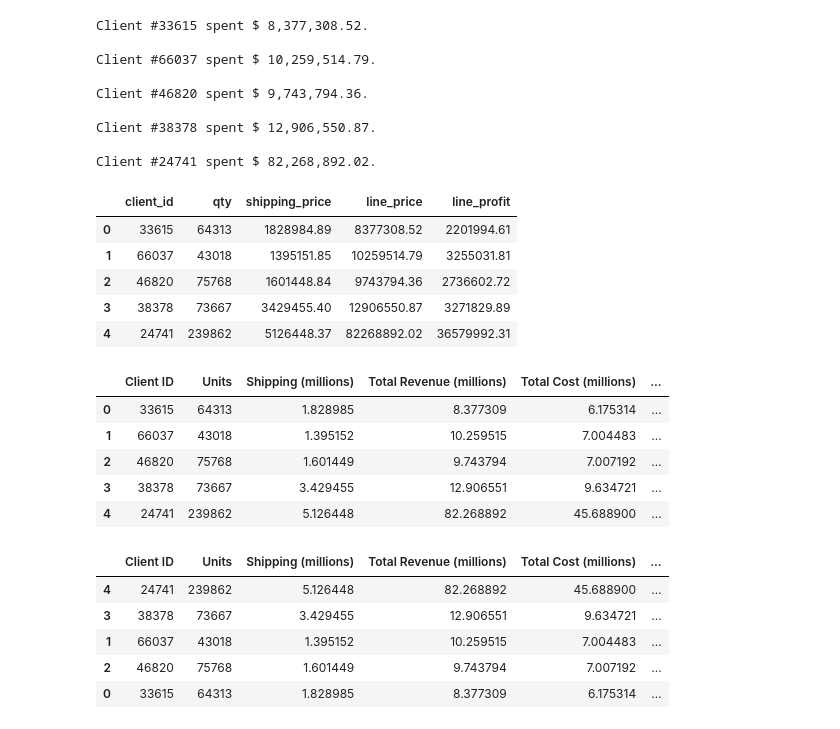
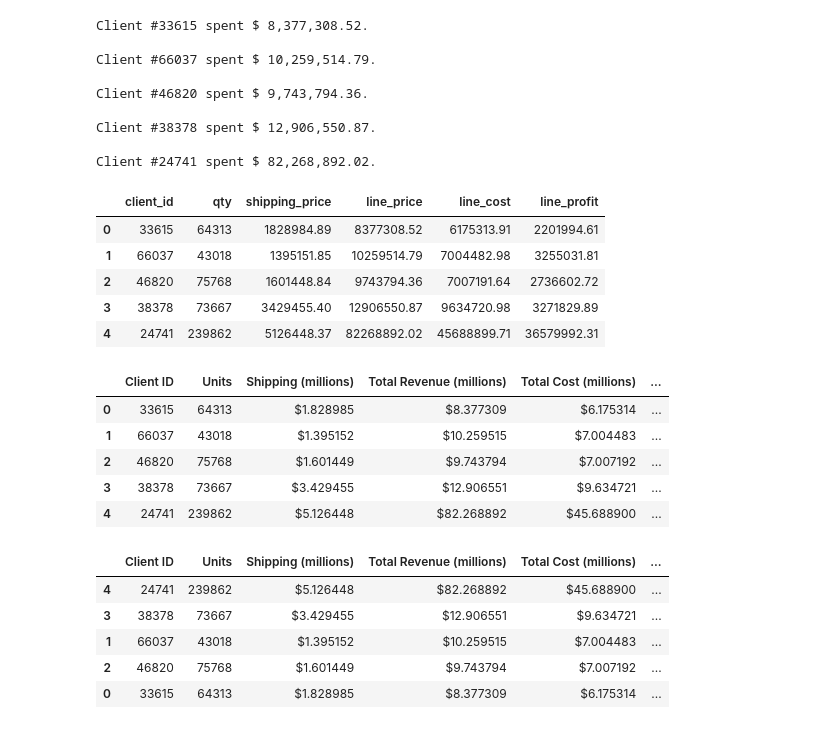
Before and after one commit to RyanWeigel32/pandas-challenge-1, a Jupyter notebook: Starter_Code/wholesale_data_analysis_starter_code.ipynb, the cells around one changed output. Drawn from its saved outputs; the diff is of its cells as text; code cells hidden in the pictures.

```diff
--- a/Starter_Code/wholesale_data_analysis_starter_code.ipynb
+++ b/Starter_Code/wholesale_data_analysis_starter_code.ipynb
@@ -258,61 +258,76 @@ Client #24741 spent $ 82,268,892.02.
 # %%
 # Create a summary DataFrame showing the totals for the for the top 5 clients with the following information:
 # total units purchased, total shipping price, total revenue, and total profit.
 top_clients_list = [33615, 66037, 46820, 38378, 24741]
 
 df_dos = []
 
 
 for client_id in top_clients_list:
 
     new_df = df[df['client_id'] == client_id]
 
     df_dos.append(new_df)
 
 final_df = pd.concat(df_dos)
 
 final_df['client_id'] = pd.Categorical(final_df['client_id'], categories=top_clients_list, ordered=True)
 
 group_df = final_df.groupby('client_id').agg({'qty': 'sum',
-    'shipping_price': 'sum', 'line_price': 'sum', 'line_profit': 'sum'}).reset_index()
+    'shipping_price': 'sum', 'line_price': 'sum', 'line_cost': 'sum', 'line_profit': 'sum'}).reset_index()
 
 
 
 
 group_df
 # %% [output]
-|  | client_id | qty | shipping_price | line_price | line_profit |
-| 0 | 33615 | 64313 | 1828984.89 | 8377308.52 | 2201994.61 |
-| 1 | 66037 | 43018 | 1395151.85 | 10259514.79 | 3255031.81 |
-| 2 | 46820 | 75768 | 1601448.84 | 9743794.36 | 2736602.72 |
-| 3 | 38378 | 73667 | 3429455.40 | 12906550.87 | 3271829.89 |
-| 4 | 24741 | 239862 | 5126448.37 | 82268892.02 | 36579992.31 |
+|  | client_id | qty | shipping_price | line_price | line_cost | line_profit |
+| 0 | 33615 | 64313 | 1828984.89 | 8377308.52 | 6175313.91 | 2201994.61 |
+| 1 | 66037 | 43018 | 1395151.85 | 10259514.79 | 7004482.98 | 3255031.81 |
+| 2 | 46820 | 75768 | 1601448.84 | 9743794.36 | 7007191.64 | 2736602.72 |
+| 3 | 38378 | 73667 | 3429455.40 | 12906550.87 | 9634720.98 | 3271829.89 |
+| 4 | 24741 | 239862 | 5126448.37 | 82268892.02 | 45688899.71 | 36579992.31 |
 # %%
 # Format the data and rename the columns to names suitable for presentation.
 
+renamed_df = group_df.rename(columns={"client_id": "Client ID", "qty": "Units", "shipping_price": "Shipping (millions)",
+"line_price": "Total Revenue (millions)", "line_cost": "Total Cost (millions)", "line_profit": "Total Profit (millions)"})
+
+
 # Define the money columns.
+
+money_columns = ["Shipping (millions)","Total Revenue (millions)", "Total Cost (millions)", "Total Profit (millions)"]
 
 
 # Define a function that converts a dollar amount to millions.
 
+def currency_format_millions(currency):
+    return currency.apply(lambda x: '${:.6f}'.format(x / 1000000))
 
 # Apply the currency_format_millions function to only the money columns.
 
+renamed_df[money_columns] = renamed_df[money_columns].apply(currency_format_millions)
+
+renamed_df
+
 
 # Rename the columns to reflect the change in the money format.
 # %% [output]
 |  | Client ID | Units | Shipping (millions) | Total Revenue (millions) | Total Cost (millions) | ... |
-| 0 | 33615 | 64313 | 1.828985 | 8.377309 | 6.175314 | ... |
-| 1 | 66037 | 43018 | 1.395152 | 10.259515 | 7.004483 | ... |
-| 2 | 46820 | 75768 | 1.601449 | 9.743794 | 7.007192 | ... |
-| 3 | 38378 | 73667 | 3.429455 | 12.906551 | 9.634721 | ... |
-| 4 | 24741 | 239862 | 5.126448 | 82.268892 | 45.688900 | ... |
+| 0 | 33615 | 64313 | $1.828985 | $8.377309 | $6.175314 | ... |
+| 1 | 66037 | 43018 | $1.395152 | $10.259515 | $7.004483 | ... |
+| 2 | 46820 | 75768 | $1.601449 | $9.743794 | $7.007192 | ... |
+| 3 | 38378 | 73667 | $3.429455 | $12.906551 | $9.634721 | ... |
+| 4 | 24741 | 239862 | $5.126448 | $82.268892 | $45.688900 | ... |
 # %%
 # Sort the updated data by "Total Profit (millions)" form highest to lowest and assign the sort to a new DatFrame.
+updated_data_df = renamed_df.sort_values(by='Total Profit (millions)', ascending=False)
+
+updated_data_df
 # %% [output]
 |  | Client ID | Units | Shipping (millions) | Total Revenue (millions) | Total Cost (millions) | ... |
-| 4 | 24741 | 239862 | 5.126448 | 82.268892 | 45.688900 | ... |
-| 3 | 38378 | 73667 | 3.429455 | 12.906551 | 9.634721 | ... |
-| 1 | 66037 | 43018 | 1.395152 | 10.259515 | 7.004483 | ... |
-| 2 | 46820 | 75768 | 1.601449 | 9.743794 | 7.007192 | ... |
-| 0 | 33615 | 64313 | 1.828985 | 8.377309 | 6.175314 | ... |
+| 4 | 24741 | 239862 | $5.126448 | $82.268892 | $45.688900 | ... |
+| 3 | 38378 | 73667 | $3.429455 | $12.906551 | $9.634721 | ... |
+| 1 | 66037 | 43018 | $1.395152 | $10.259515 | $7.004483 | ... |
+| 2 | 46820 | 75768 | $1.601449 | $9.743794 | $7.007192 | ... |
+| 0 | 33615 | 64313 | $1.828985 | $8.377309 | $6.175314 | ... |
```
Also changed, not shown: parts of 1 cell of this notebook.
